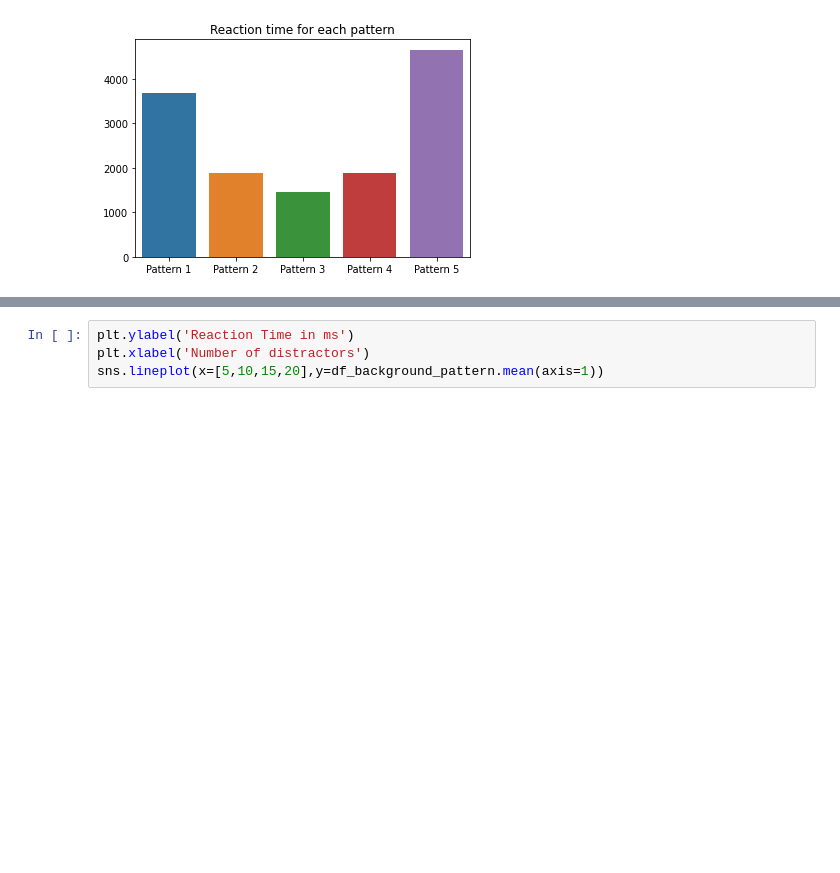
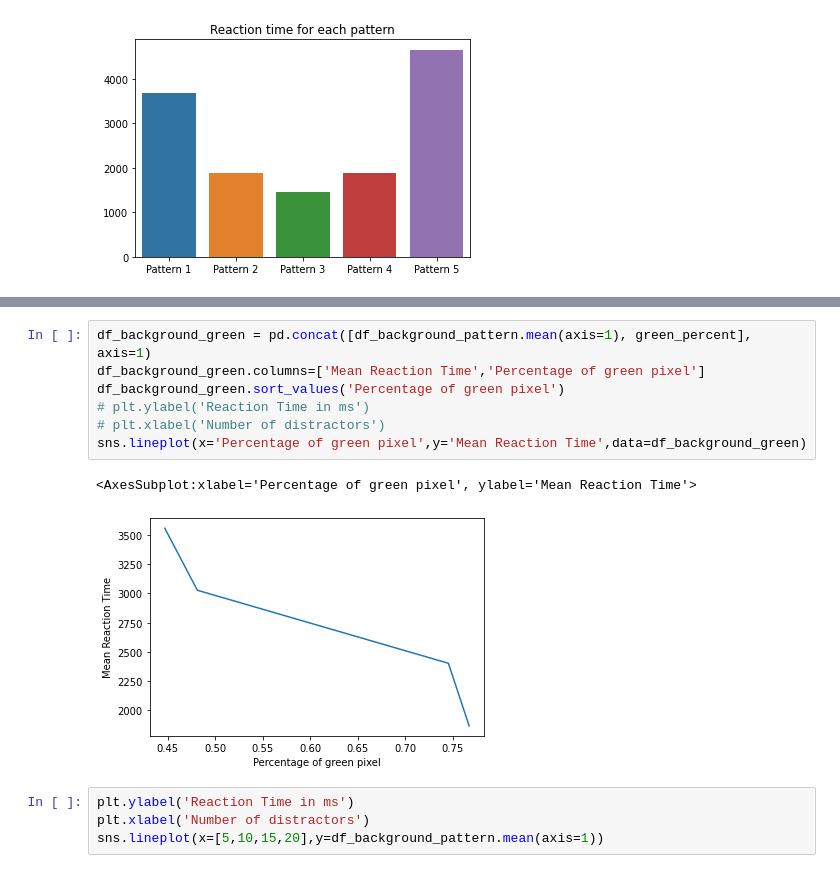
Before and after one commit to kurkurzz/reaction-time-analysis, a Jupyter notebook: analyse_reaction_time.ipynb, the cells around one changed output, grey strips where cells are left out. Cells and saved outputs as stored; diff of their text form; blank space fills up the shorter version.

```diff
--- a/analyse_reaction_time.ipynb
+++ b/analyse_reaction_time.ipynb
@@ -168,3 +190,13 @@ sns.barplot(y=df_background_pattern.mean(axis=1),x=df_background_pattern.mean(ax
+# %%
+df_background_green = pd.concat([df_background_pattern.mean(axis=1), green_percent], axis=1)
+df_background_green.columns=['Mean Reaction Time','Percentage of green pixel']
+df_background_green.sort_values('Percentage of green pixel')
+# plt.ylabel('Reaction Time in ms')
+# plt.xlabel('Number of distractors')
+sns.lineplot(x='Percentage of green pixel',y='Mean Reaction Time',data=df_background_green)
+# %% [output]
+<AxesSubplot:xlabel='Percentage of green pixel', ylabel='Mean Reaction Time'>
+[figure, added]
 # %%
 plt.ylabel('Reaction Time in ms')
 plt.xlabel('Number of distractors')
```
Also changed, not shown: parts of 8 cells of this notebook.
